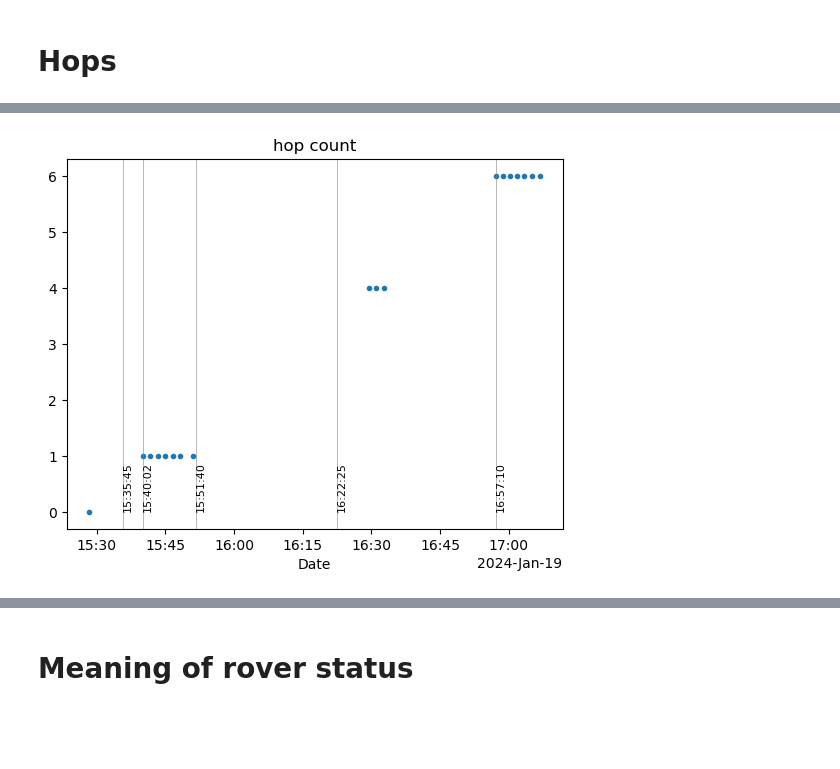
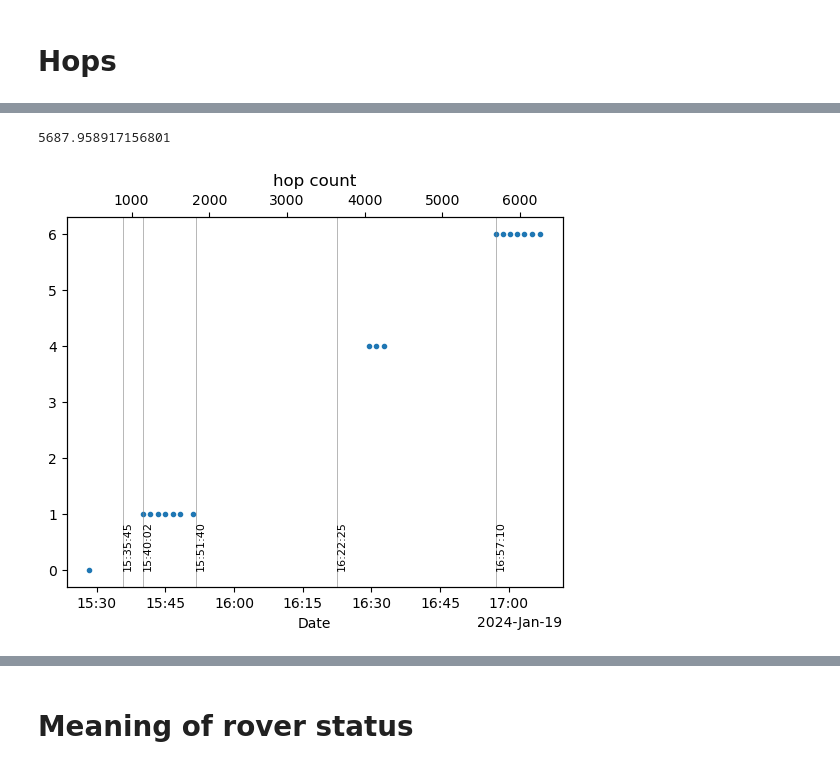
Before and after one commit to tammojan/lev1cw, a Jupyter notebook: lev1_cw_decode.ipynb, the cells around one changed output, grey strips where cells are left out. Cells and saved outputs as stored; diff of their text form; code cells hidden in the pictures; blank space fills up the shorter version.

```diff
--- a/lev1_cw_decode.ipynb
+++ b/lev1_cw_decode.ipynb
@@ -315,7 +325,14 @@ fit(0)
 # %%
 def time_to_ti(d):
-    elapsed = (d - msg_times[0]).total_seconds()
-    return elapsed + fit(elapsed)
+    if isinstance(d, str):
+        d = datetime.fromisoformat(d)
+
+    elapsed = (d.replace(tzinfo=None) - datetime(2024, 1, 19, 15, 28, 20)).total_seconds()
+
+    # Solve: ti = elapsed + fit_hardcoded(ti)
+    ti = (elapsed + 462.788) / 1.01843
+
+    return ti
 # %% [markdown]
 # Hops
 # %%
@@ -323,13 +349,24 @@ hops_in_waveform = "2024-01-19 16:57:10", "2024-01-19 16:22:25", "2024-01-19 15:
 # %%
 msg_times, times, plot_values = read_field("hop count")
+# %%
+time_to_ti(hops_in_waveform[0])
+# %% [output]
+5687.958917156801
 # %%
 fig, ax = plt.subplots()
 ax.plot(msg_times, plot_values, ".")
 ax.set_title("hop count")
 ax.xaxis.set_major_formatter(ConciseDateFormatter(ax.xaxis.get_major_locator()))
+
+topax = ax.twiny()
+datetime_min, datetime_max = ax.get_xlim()
+ti_min = time_to_ti(num2date(datetime_min))
+ti_max = time_to_ti(num2date(datetime_max))
+topax.set_xlim(ti_min, ti_max)
+
 for t in hops_in_waveform:
     ax.axvline(datetime.fromisoformat(t), linewidth=0.4, color='gray');
     ax.text(datetime.fromisoformat(t), 0.05, t[-8:], transform=ax.get_xaxis_transform(), rotation=90, fontsize=8)
 ax.set_xlabel("Date");
 # %% [output]
-[figure, old version]
+[figure, new version]
```
Also changed, not shown: parts of 8 cells of this notebook, 1 other file.
